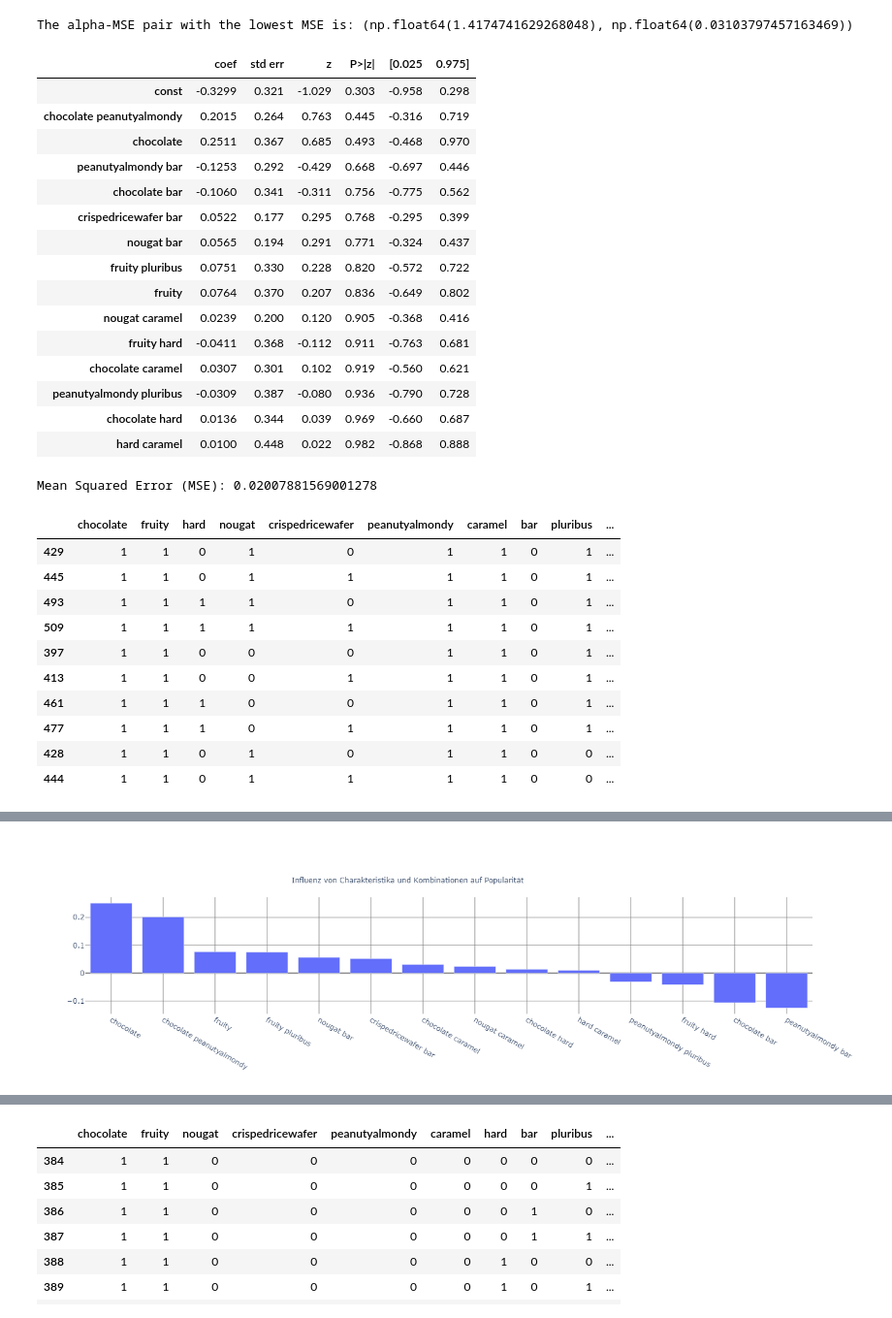
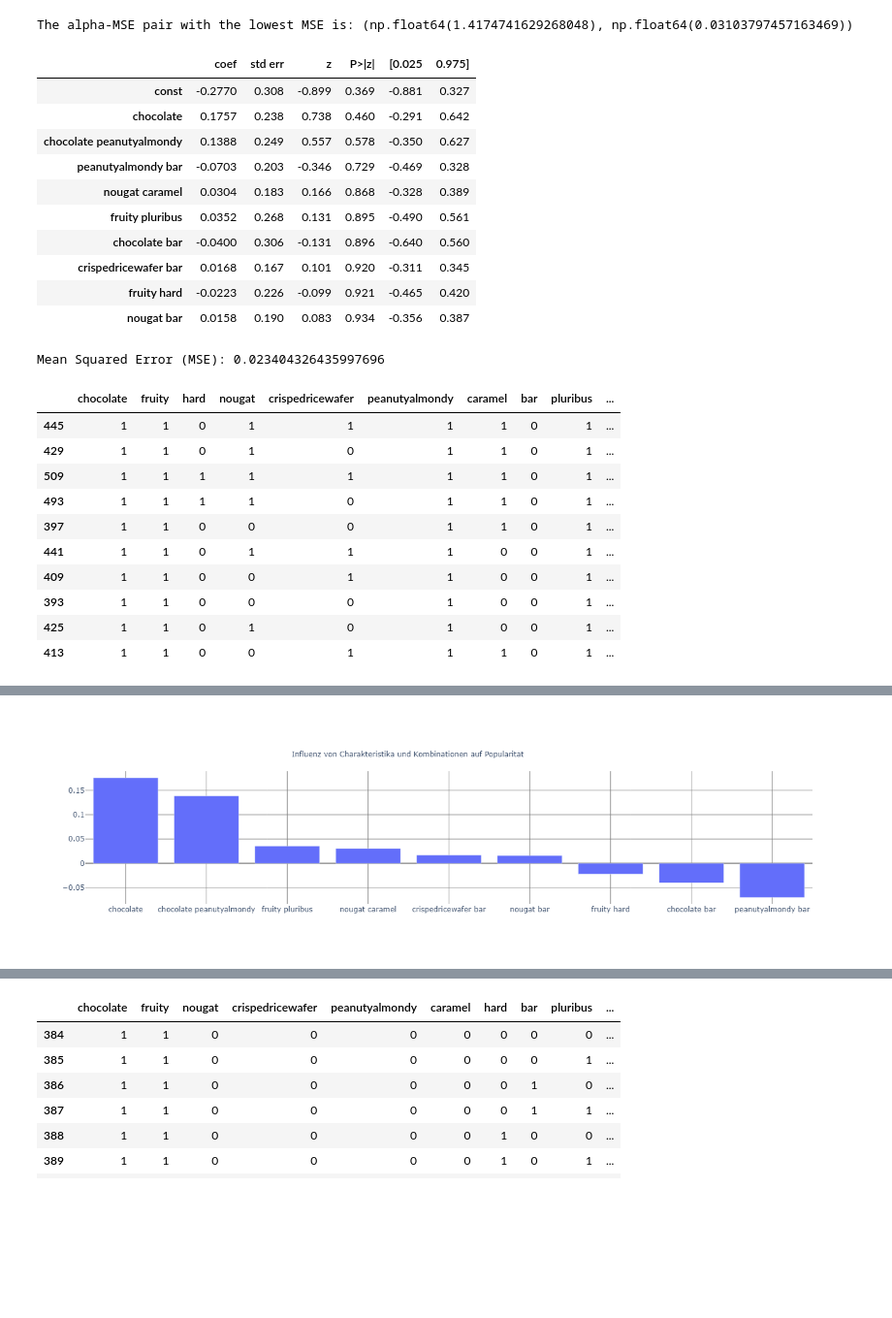
Before and after one commit to MarkusFranke/Fallstudie-Lidl-Erweiterung-des-Suesswarensortiments, a Jupyter notebook: regression.ipynb, the cells around one changed output, grey strips where cells are left out. Shown at 97% size. Saved outputs shown, nothing was run; the diff lists cells and outputs as text; code cells hidden in the pictures; blank space fills up the shorter version.

```diff
--- a/regression.ipynb
+++ b/regression.ipynb
@@ -236,7 +236,7 @@ X_interactions_df = pd.DataFrame(X_interactions, columns=interaction_features)
 
 X_interactions_df = sm.add_constant(X_interactions_df, has_constant='add')
 model = sm.Logit(y, X_interactions_df)
-result = model.fit_regularized(method='l1_cvxopt_cp', alpha=0.7054802310718645, disp=0)  # Adjust alpha as needed
+result = model.fit_regularized(method='l1_cvxopt_cp', alpha=1.4174741629268048, disp=0)  # Adjust alpha as needed
 
 # Predict and evaluate on the test set
 predictions = result.predict(X_interactions_df)
@@ -257,28 +257,23 @@ def clean_summary(summary):
 cleaned_summary = clean_summary(result.summary())
 display(cleaned_summary.sort_values(by='P>|z|'))
 print(f"Mean Squared Error (MSE): {mse}")
+
+_ = processor.reset()
 # %% [output]
 |  | coef | std err | z | P>|z| | [0.025 | 0.975] |
-| const | -0.3299 | 0.321 | -1.029 | 0.303 | -0.958 | 0.298 |
-| chocolate peanutyalmondy | 0.2015 | 0.264 | 0.763 | 0.445 | -0.316 | 0.719 |
-| chocolate | 0.2511 | 0.367 | 0.685 | 0.493 | -0.468 | 0.970 |
-| peanutyalmondy bar | -0.1253 | 0.292 | -0.429 | 0.668 | -0.697 | 0.446 |
-| chocolate bar | -0.1060 | 0.341 | -0.311 | 0.756 | -0.775 | 0.562 |
-| crispedricewafer bar | 0.0522 | 0.177 | 0.295 | 0.768 | -0.295 | 0.399 |
-| nougat bar | 0.0565 | 0.194 | 0.291 | 0.771 | -0.324 | 0.437 |
-| fruity pluribus | 0.0751 | 0.330 | 0.228 | 0.820 | -0.572 | 0.722 |
-| fruity | 0.0764 | 0.370 | 0.207 | 0.836 | -0.649 | 0.802 |
-| nougat caramel | 0.0239 | 0.200 | 0.120 | 0.905 | -0.368 | 0.416 |
-| fruity hard | -0.0411 | 0.368 | -0.112 | 0.911 | -0.763 | 0.681 |
-| chocolate caramel | 0.0307 | 0.301 | 0.102 | 0.919 | -0.560 | 0.621 |
-| peanutyalmondy pluribus | -0.0309 | 0.387 | -0.080 | 0.936 | -0.790 | 0.728 |
-| chocolate hard | 0.0136 | 0.344 | 0.039 | 0.969 | -0.660 | 0.687 |
-| hard caramel | 0.0100 | 0.448 | 0.022 | 0.982 | -0.868 | 0.888 |
+| const | -0.2770 | 0.308 | -0.899 | 0.369 | -0.881 | 0.327 |
+| chocolate | 0.1757 | 0.238 | 0.738 | 0.460 | -0.291 | 0.642 |
+| chocolate peanutyalmondy | 0.1388 | 0.249 | 0.557 | 0.578 | -0.350 | 0.627 |
+| peanutyalmondy bar | -0.0703 | 0.203 | -0.346 | 0.729 | -0.469 | 0.328 |
+| nougat caramel | 0.0304 | 0.183 | 0.166 | 0.868 | -0.328 | 0.389 |
+| fruity pluribus | 0.0352 | 0.268 | 0.131 | 0.895 | -0.490 | 0.561 |
+| chocolate bar | -0.0400 | 0.306 | -0.131 | 0.896 | -0.640 | 0.560 |
+| crispedricewafer bar | 0.0168 | 0.167 | 0.101 | 0.920 | -0.311 | 0.345 |
+| fruity hard | -0.0223 | 0.226 | -0.099 | 0.921 | -0.465 | 0.420 |
+| nougat bar | 0.0158 | 0.190 | 0.083 | 0.934 | -0.356 | 0.387 |
-Mean Squared Error (MSE): 0.02007881569001278
+Mean Squared Error (MSE): 0.023404326435997696
 # %%
-import pandas as pd
-import numpy as np
-import itertools
+""" Create all possible combinations and assign a score based on the model (logit --> prob/popularity) """
 
 def get_nonzero_coefficients(result):
     """ Extract non-zero coefficients from the fitted model """
@@ -334,19 +329,20 @@ top_n = 10
 display(ranked_candies.head(top_n))
 # %% [output]
 |  | chocolate | fruity | hard | nougat | crispedricewafer | peanutyalmondy | caramel | bar | pluribus | ... |
+| 445 | 1 | 1 | 0 | 1 | 1 | 1 | 1 | 0 | 1 | ... |
 | 429 | 1 | 1 | 0 | 1 | 0 | 1 | 1 | 0 | 1 | ... |
-| 445 | 1 | 1 | 0 | 1 | 1 | 1 | 1 | 0 | 1 | ... |
+| 509 | 1 | 1 | 1 | 1 | 1 | 1 | 1 | 0 | 1 | ... |
 | 493 | 1 | 1 | 1 | 1 | 0 | 1 | 1 | 0 | 1 | ... |
-| 509 | 1 | 1 | 1 | 1 | 1 | 1 | 1 | 0 | 1 | ... |
 | 397 | 1 | 1 | 0 | 0 | 0 | 1 | 1 | 0 | 1 | ... |
+| 441 | 1 | 1 | 0 | 1 | 1 | 1 | 0 | 0 | 1 | ... |
+| 409 | 1 | 1 | 0 | 0 | 1 | 1 | 0 | 0 | 1 | ... |
+| 393 | 1 | 1 | 0 | 0 | 0 | 1 | 0 | 0 | 1 | ... |
+| 425 | 1 | 1 | 0 | 1 | 0 | 1 | 0 | 0 | 1 | ... |
 | 413 | 1 | 1 | 0 | 0 | 1 | 1 | 1 | 0 | 1 | ... |
-| 461 | 1 | 1 | 1 | 0 | 0 | 1 | 1 | 0 | 1 | ... |
-| 477 | 1 | 1 | 1 | 0 | 1 | 1 | 1 | 0 | 1 | ... |
-| 428 | 1 | 1 | 0 | 1 | 0 | 1 | 1 | 0 | 0 | ... |
-| 444 | 1 | 1 | 0 | 1 | 1 | 1 | 1 | 0 | 0 | ... |
 # %%
+""" Plot für die executive Management Slide, nur eine Zusammenfassung der Coeffizienten """
+
 import plotly.graph_objects as go
-
 
 df = pd.DataFrame(non_zero_coefficients, columns = ['Koeffizienten'])
 df = df.drop('const')
@@ -365,34 +361,34 @@ fig.add_trace(
 
 # Update layout
 fig.update_layout(
     barmode='stack',
     width=600,  # Set the width to make the plot narrower
     height=400,  # Optional: adjust height if needed
     paper_bgcolor='white',  # Set background color of the entire plot
     plot_bgcolor='white',  # Set background color of the plotting area
     xaxis=dict(
         gridcolor='grey',  # Set color of the x-axis grid lines
         zerolinecolor='grey'  # Set color of the x-axis zero line
     ),
     yaxis=dict(
         gridcolor='grey',  # Set color of the y-axis grid lines
         zerolinecolor='grey'  # Set color of the y-axis zero line
     ),
     title=dict(
         text="",  # Set the main title
         font=dict(size=16),  # Optional: Set the font size of the title
         x=0.45,  # Center the title horizontally
         y = 0.83
     ),
     title_text="Influenz von Charakteristika und Kombinationen auf Popularität",  # Set the subtitle
     title_font=dict(size=12)  # Optional: Set the font size of the subtitle
 )
 
 # Show the plot
 fig.show()
 # %% [output]
 [interactive output not drawn]
-[figure, old version]
+[figure, new version]
 # %%
 ranked_candies['amount_of_flavours'] = ranked_candies.drop(['logit_score', 'probability', 'pluribus', 'bar', 'hard'], axis=1).sum(axis=1)
 display(ranked_candies.head(10))
```
Also changed, not shown: parts of 10 cells of this notebook, 1 other file.
